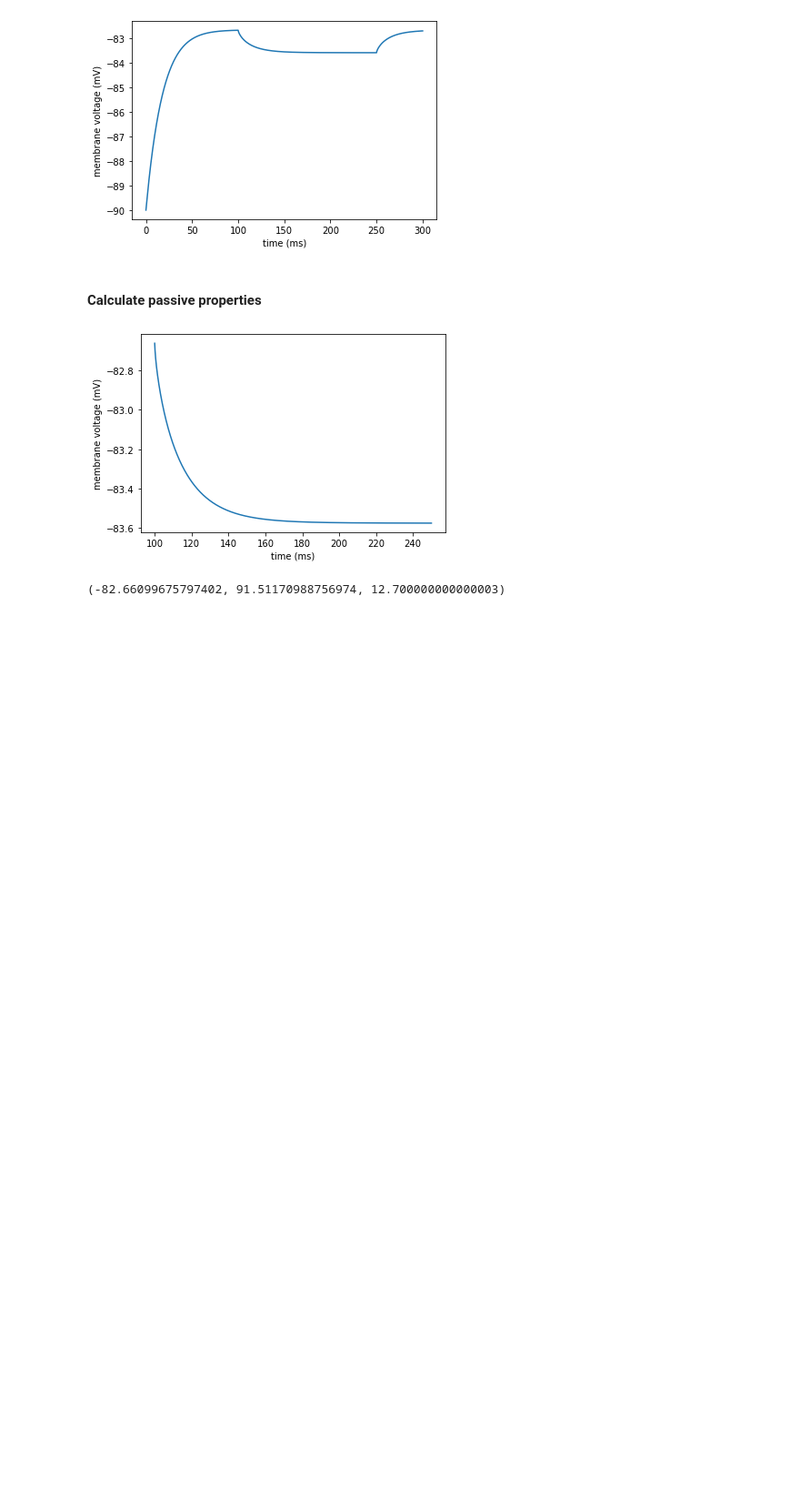
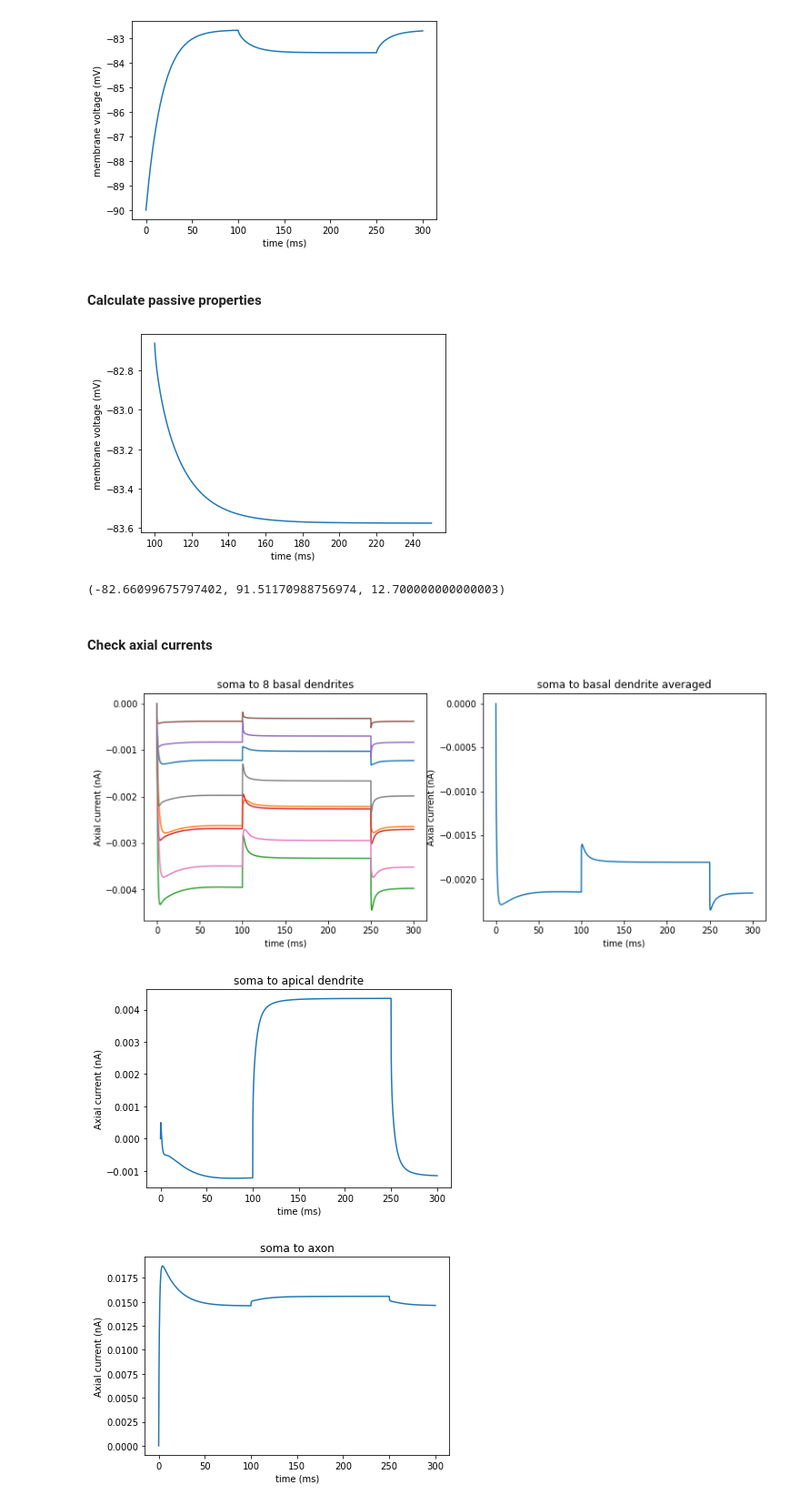
Before and after one commit to chenziao/detailed-single-cell, a Jupyter notebook: simulate_detailed_single_cell_passive_properties.ipynb, the cells around one changed output. Shown at 91% size. Cells and saved outputs as stored; diff of their text form; code cells hidden in the pictures; blank space fills up the shorter version.

Commit message:
Add axial current recording to passive properties test

```diff
--- a/simulate_detailed_single_cell_passive_properties.ipynb
+++ b/simulate_detailed_single_cell_passive_properties.ipynb
@@ -70,9 +70,9 @@ INFO:NEURONIOUtils:Building recurrent connections
 # %% [markdown]
 #### Record axial current
 # %%
-# from utils.currents.somaaxialcurrent import Soma_Axial_Current
+from utils.currents.somaaxialcurrent import Soma_Axial_Current
 
-# axial_current = Soma_Axial_Current(sim.net.get_cell_gid(0).get_section(0),record_t=True)
+axial_current = Soma_Axial_Current(sim.net.get_cell_gid(0).get_section(0),record_t=True)
 # %%
 sim.run()
 # %% [output]
@@ -133,3 +133,45 @@ Vrest, Rin, Tau = measure_passive_properties(V,t,sim._iclamps[0]._stim,ax=plt.gc
 Vrest, Rin, Tau
 # %% [output]
 (-82.66099675797402, 91.51170988756974, 12.700000000000003)
+# %% [markdown]
+#### Check axial currents
+# %%
+import matplotlib.pyplot as plt
+%matplotlib inline
+
+t = axial_current.t()
+ac = axial_current.get_current()
+
+ac_dend = ac['dend'].T
+plt.figure(figsize=(12.8, 4.8))
+plt.subplot(121)
+plt.plot(t,ac_dend)
+plt.xlabel('time (ms)')
+plt.ylabel('Axial current (nA)')
+plt.title('soma to {} basal dendrites'.format(ac_dend.shape[1]))
+plt.subplot(122)
+plt.plot(t,np.mean(ac_dend,axis=1))
+plt.xlabel('time (ms)')
+plt.ylabel('Axial current (nA)')
+plt.title('soma to basal dendrite averaged')
+plt.show()
+
+ac_apic = ac['apic'].T
+plt.figure()
+plt.plot(t,ac_apic)
+plt.xlabel('time (ms)')
+plt.ylabel('Axial current (nA)')
+plt.title('soma to apical dendrite')
+plt.show()
+
+ac_axon = ac['axon'].T
+plt.figure()
+plt.plot(t,ac_axon)
+plt.xlabel('time (ms)')
+plt.ylabel('Axial current (nA)')
+plt.title('soma to axon')
+plt.show()
+# %% [output]
+[figure, added]
+[figure, added]
+[figure, added]
```
Also changed, not shown: parts of 2 cells of this notebook, 2 other files.
